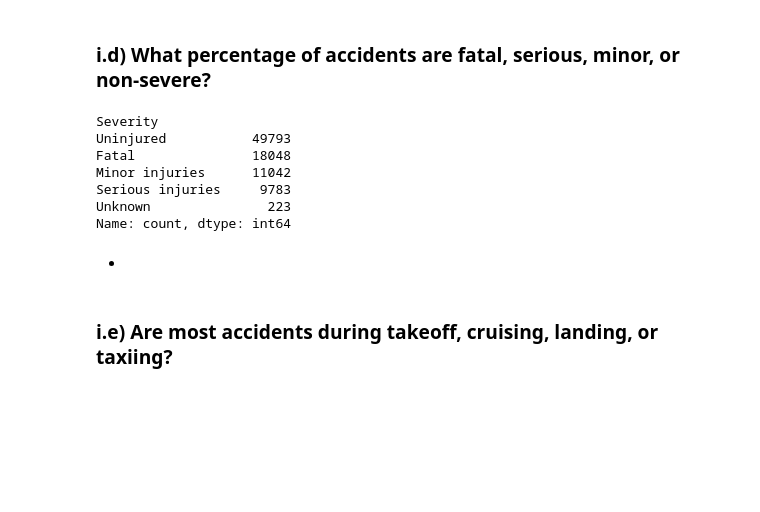
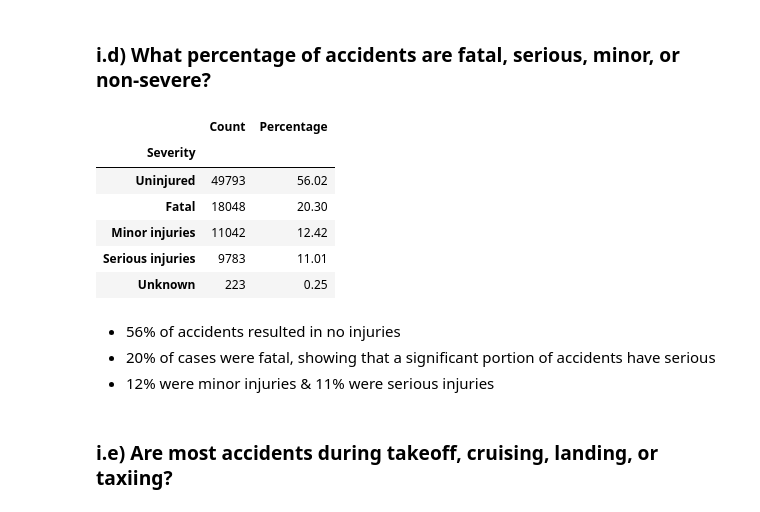
Before and after one commit to FAITHKAMANDE/AviData-Analytics, a Jupyter notebook: NoteBook.ipynb, the cells around one changed output. Drawn from its saved outputs; the diff is of its cells as text; code cells hidden in the pictures; blank space fills up the shorter version.

```diff
--- a/NoteBook.ipynb
+++ b/NoteBook.ipynb
@@ -843,17 +843,23 @@ dtype: int64
 ### i.d) What percentage of accidents are fatal, serious, minor, or non-severe?
 # %%
 severity_counts = avidatacopy['Severity'].value_counts()
-print(severity_counts)
+severity_percentages = (severity_counts / severity_counts.sum()) * 100
+
+severity_summary = pd.DataFrame({'Count': severity_counts, 'Percentage': severity_percentages.round(2)})
+
+severity_summary
 # %% [output]
-Severity
-Uninjured           49793
-Fatal               18048
-Minor injuries      11042
-Serious injuries     9783
-Unknown               223
-Name: count, dtype: int64
+|  | Count | Percentage |
+| Severity |  |  |
+| Uninjured | 49793 | 56.02 |
+| Fatal | 18048 | 20.30 |
+| Minor injuries | 11042 | 12.42 |
+| Serious injuries | 9783 | 11.01 |
+| Unknown | 223 | 0.25 |
 # %% [markdown]
--
+- 56% of accidents resulted in no injuries
+- 20% of cases were fatal, showing that a significant portion of accidents have serious
+- 12% were minor injuries & 11% were serious injuries
 # %% [markdown]
 ### i.e) Are most accidents during takeoff, cruising, landing, or taxiing?
 # %%
```
Also changed, not shown: parts of 9 cells of this notebook.
